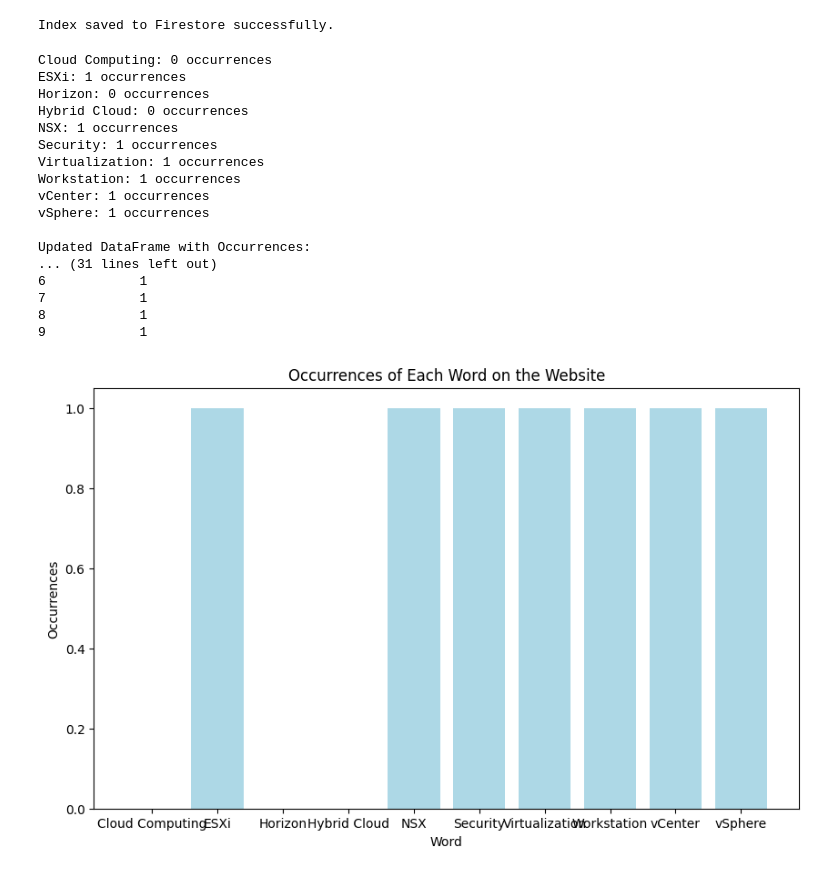
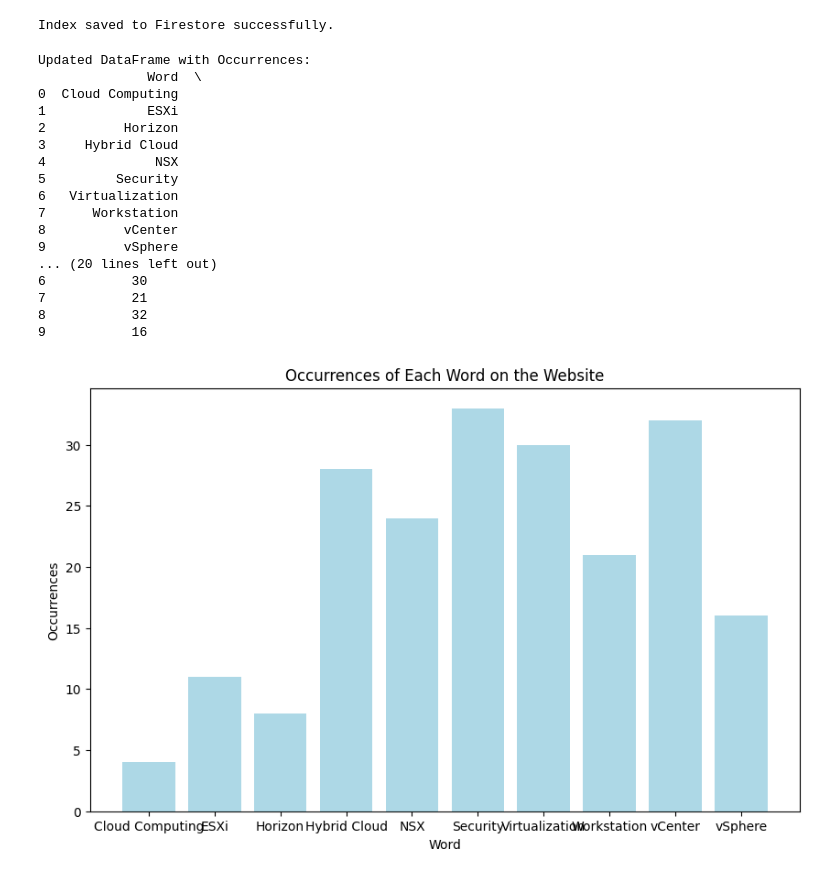
Before and after one commit to MustafaShama98/Cloud-Compute, a Jupyter notebook: Targil_5.ipynb, the cells around one changed output. Cells and saved outputs as stored; diff of their text form; code cells hidden in the pictures.

```diff
--- a/Targil_5.ipynb
+++ b/Targil_5.ipynb
@@ -74,9 +118,6 @@ from firebase_admin import db, credentials
 import pandas as pd
 import matplotlib.pyplot as plt
 import requests
-
-# Set pandas option to display full link URLs
-pd.set_option('display.max_colwidth', None)
 
 # Check if the app is already initialized
 if not firebase_admin._apps:
@@ -87,67 +128,53 @@ if not firebase_admin._apps:
 
 # Reference to the database
 ref = db.reference('/vmware_index')
 
 # Retrieve the index data from Firebase
 index_data = ref.get()
 
-# Function to count occurrences of a word in the content of a webpage
-def count_word_occurrences(word, link):
-    try:
-        # Fetch the content of the webpage
-        response = requests.get(link)
-        content = response.text.lower()  # Convert to lowercase for case-insensitive matching
-
-        # Count occurrences of the word
-        occurrences = content.count(word.lower())
-        return occurrences
-    except Exception as e:
-        print(f"Error counting occurrences for {word}: {str(e)}")
-        return 0
 
 # Count occurrences for each word in index_data
 occurrences_dict = {}
-for word, link in index_data.items():
-    occurrences = count_word_occurrences(word, link)
+for word, data in index_data.items():
+    link = data['Link']
+    occurrences = data['Occurrences']
     occurrences_dict[word] = occurrences
 
 # Create a DataFrame from the index data
-df = pd.DataFrame(list(index_data.items()), columns=['Word', 'Link'])
+df = pd.DataFrame(list(index_data.items()), columns=['Word', 'Data'])
 
-# Display the occurrences for each word
-for word, occurrences in occurrences_dict.items():
-    print(f"{word}: {occurrences} occurrences")
+
 
 # Update the DataFrame with the occurrences
 df['Occurrences'] = df['Word'].map(occurrences_dict)
 
-# Display the updated DataFrame with full link URLs
+# Display the updated DataFrame with full link URLs and Occurrences
 print("\nUpdated DataFrame with Occurrences:")
 print(df)
 
 # Plot a chart representing the occurrences of each word
 plt.figure(figsize=(10, 6))
 plt.bar(df['Word'], df['Occurrences'], color='lightblue')
 plt.title('Occurrences of Each Word on the Website')
 plt.xlabel('Word')
 plt.ylabel('Occurrences')
 plt.show()
 # %% [output]
-Cloud Computing: 0 occurrences
-ESXi: 1 occurrences
-Horizon: 0 occurrences
-Hybrid Cloud: 0 occurrences
-NSX: 1 occurrences
-Security: 1 occurrences
-Virtualization: 1 occurrences
-Workstation: 1 occurrences
-vCenter: 1 occurrences
-vSphere: 1 occurrences
-
 Updated DataFrame with Occurrences:
-... (31 lines left out)
-6            1
-7            1
-8            1
-9            1
+              Word  \
+0  Cloud Computing
+1             ESXi
+2          Horizon
+3     Hybrid Cloud
+4              NSX
+5         Security
+6   Virtualization
+7      Workstation
+8          vCenter
+9          vSphere
+... (20 lines left out)
+6           30
+7           21
+8           32
+9           16
-[figure, old version]
+[figure, new version]
```
Also changed, not shown: parts of 3 cells of this notebook.
